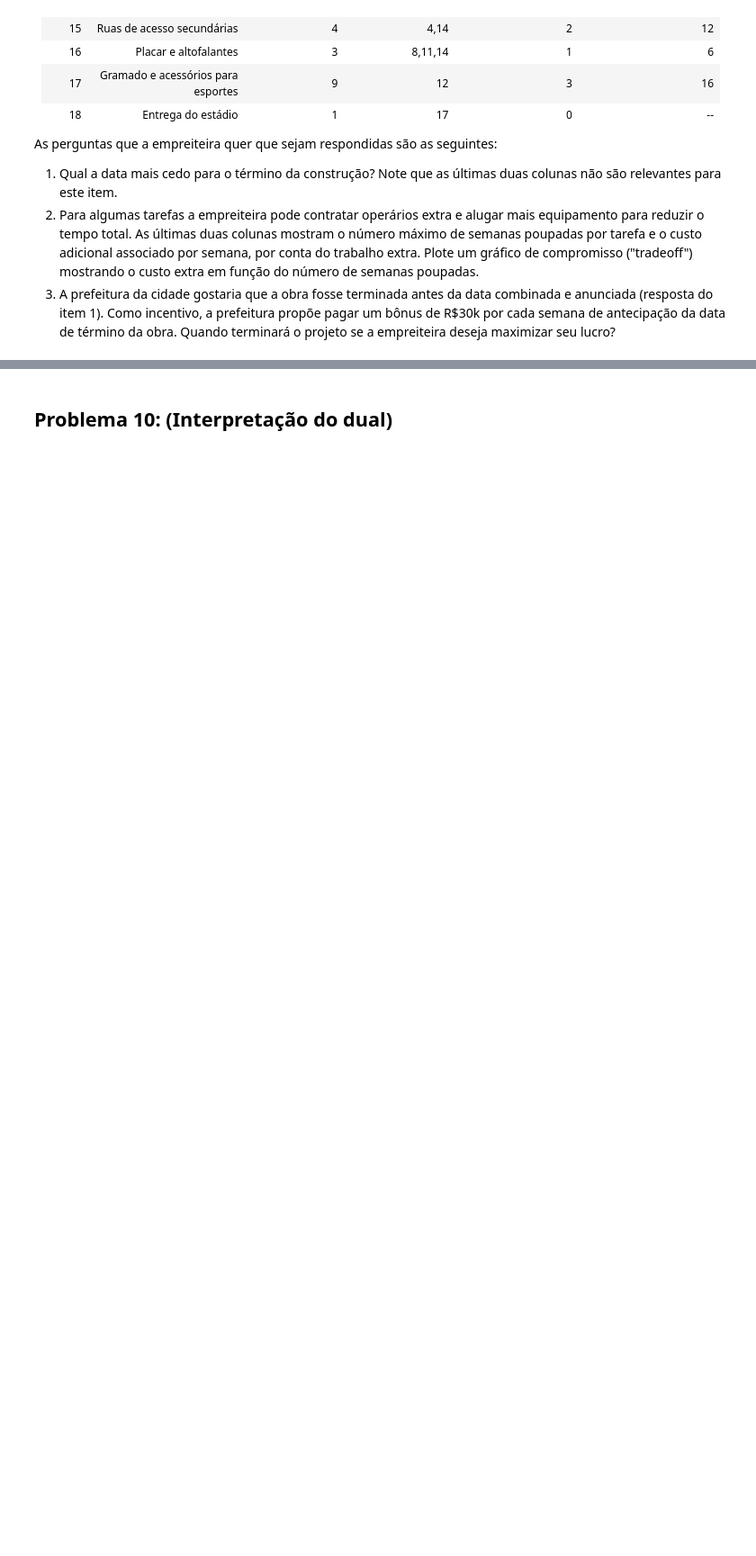
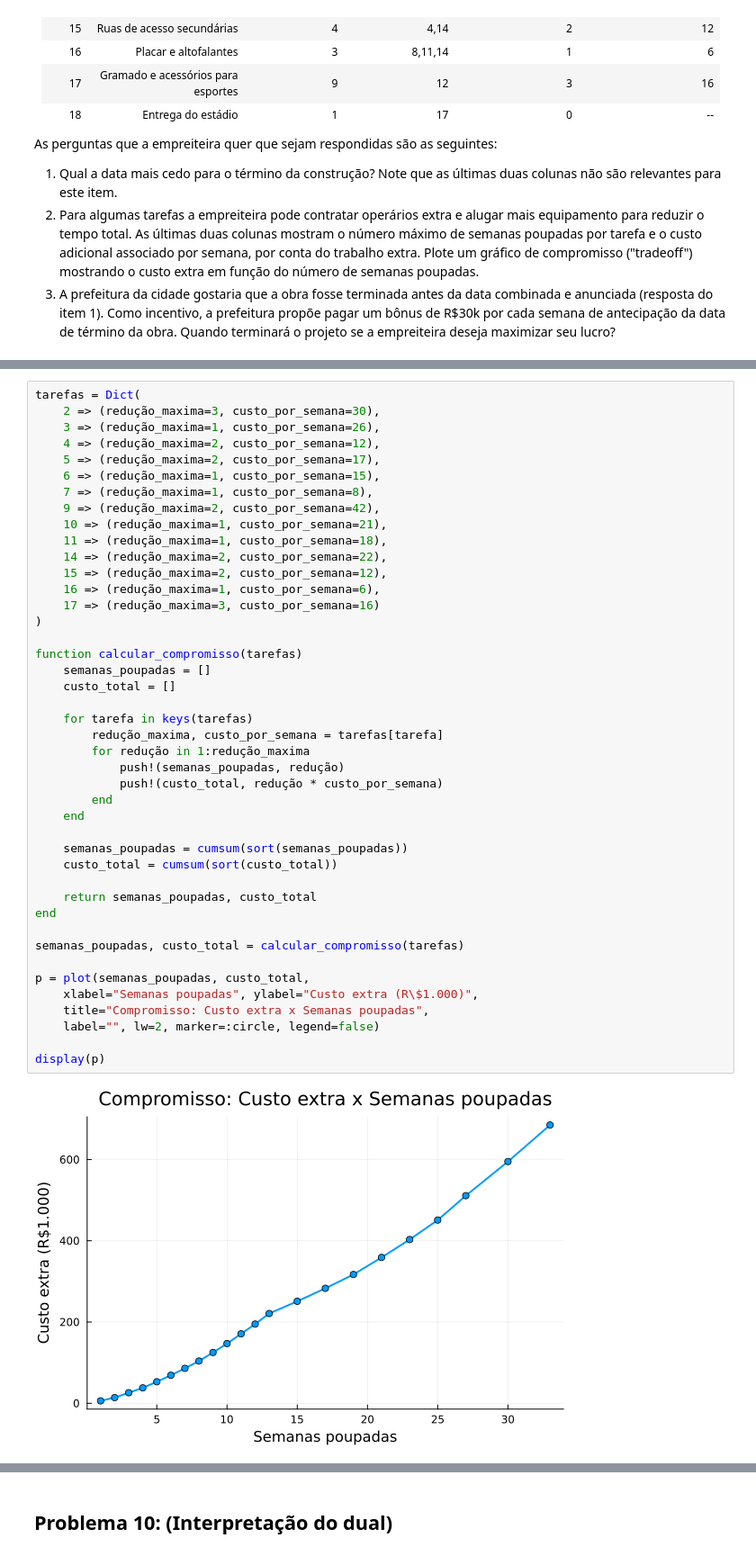
Before and after one commit to wagaojr/intro_otimizacao, a Jupyter notebook: lista1/lista1.ipynb, the cells around one changed output, grey strips where cells are left out. Shown at 90% size. Cells and saved outputs as stored; diff of their text form; blank space fills up the shorter version.

```diff
--- a/lista1/lista1.ipynb
+++ b/lista1/lista1.ipynb
@@ -820,0 +823,45 @@ As perguntas que a empreiteira quer que sejam respondidas são as seguintes:
+# %%
+tarefas = Dict(
+    2 => (redução_maxima=3, custo_por_semana=30),
+    3 => (redução_maxima=1, custo_por_semana=26),
+    4 => (redução_maxima=2, custo_por_semana=12),
+    5 => (redução_maxima=2, custo_por_semana=17),
+    6 => (redução_maxima=1, custo_por_semana=15),
+    7 => (redução_maxima=1, custo_por_semana=8),
+    9 => (redução_maxima=2, custo_por_semana=42),
+    10 => (redução_maxima=1, custo_por_semana=21),
+    11 => (redução_maxima=1, custo_por_semana=18),
+    14 => (redução_maxima=2, custo_por_semana=22),
+    15 => (redução_maxima=2, custo_por_semana=12),
+    16 => (redução_maxima=1, custo_por_semana=6),
+    17 => (redução_maxima=3, custo_por_semana=16)
+)
+
+function calcular_compromisso(tarefas)
+    semanas_poupadas = []
+    custo_total = []
+
+    for tarefa in keys(tarefas)
+        redução_maxima, custo_por_semana = tarefas[tarefa]
+        for redução in 1:redução_maxima
+            push!(semanas_poupadas, redução)
+            push!(custo_total, redução * custo_por_semana)
+        end
+    end
+
+    semanas_poupadas = cumsum(sort(semanas_poupadas))
+    custo_total = cumsum(sort(custo_total))
+
+    return semanas_poupadas, custo_total
+end
+
+semanas_poupadas, custo_total = calcular_compromisso(tarefas)
+
+p = plot(semanas_poupadas, custo_total,
+    xlabel="Semanas poupadas", ylabel="Custo extra (R\$1.000)",
+    title="Compromisso: Custo extra x Semanas poupadas",
+    label="", lw=2, marker=:circle, legend=false)
+
+display(p)
+# %% [output]
+[figure, added]
```
Also changed, not shown: parts of 4 cells of this notebook.
